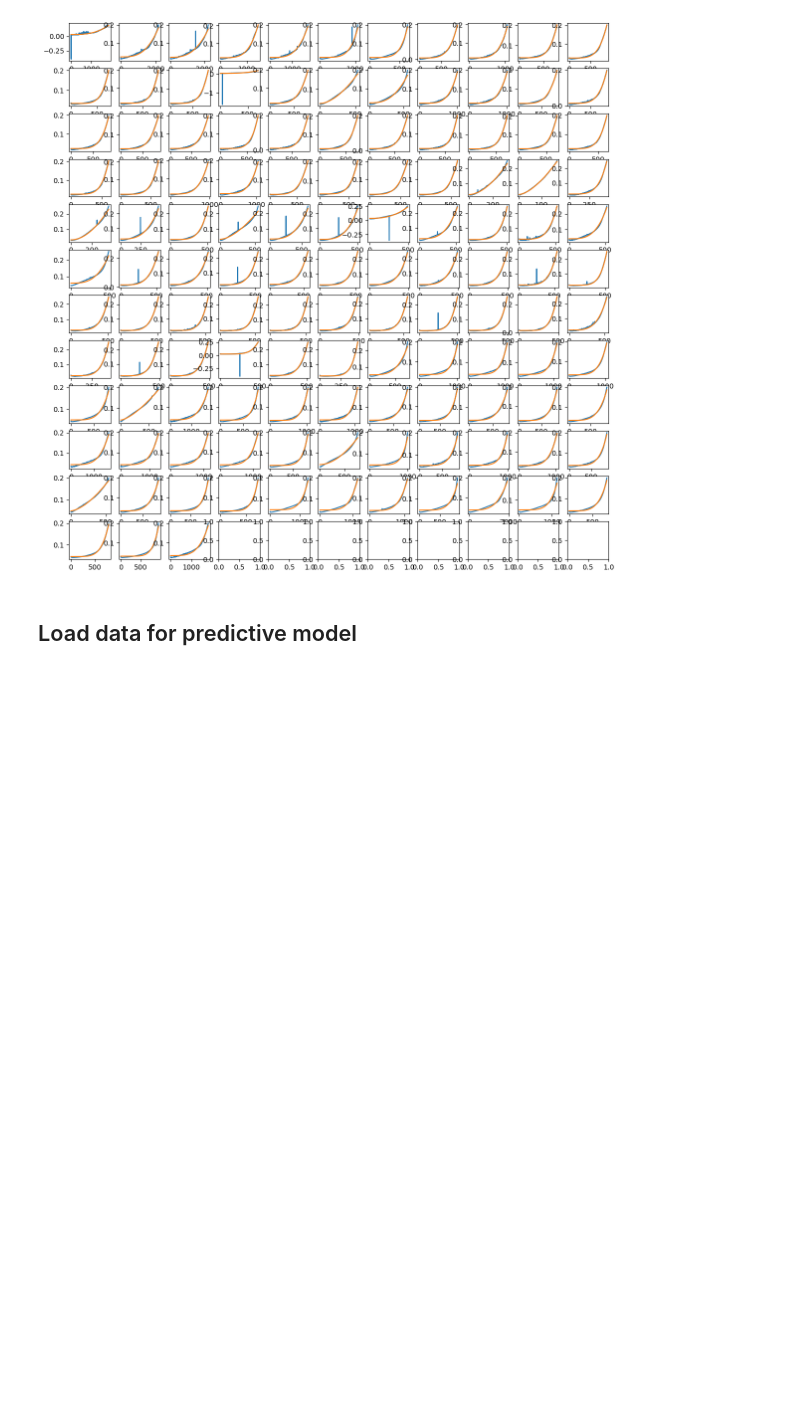
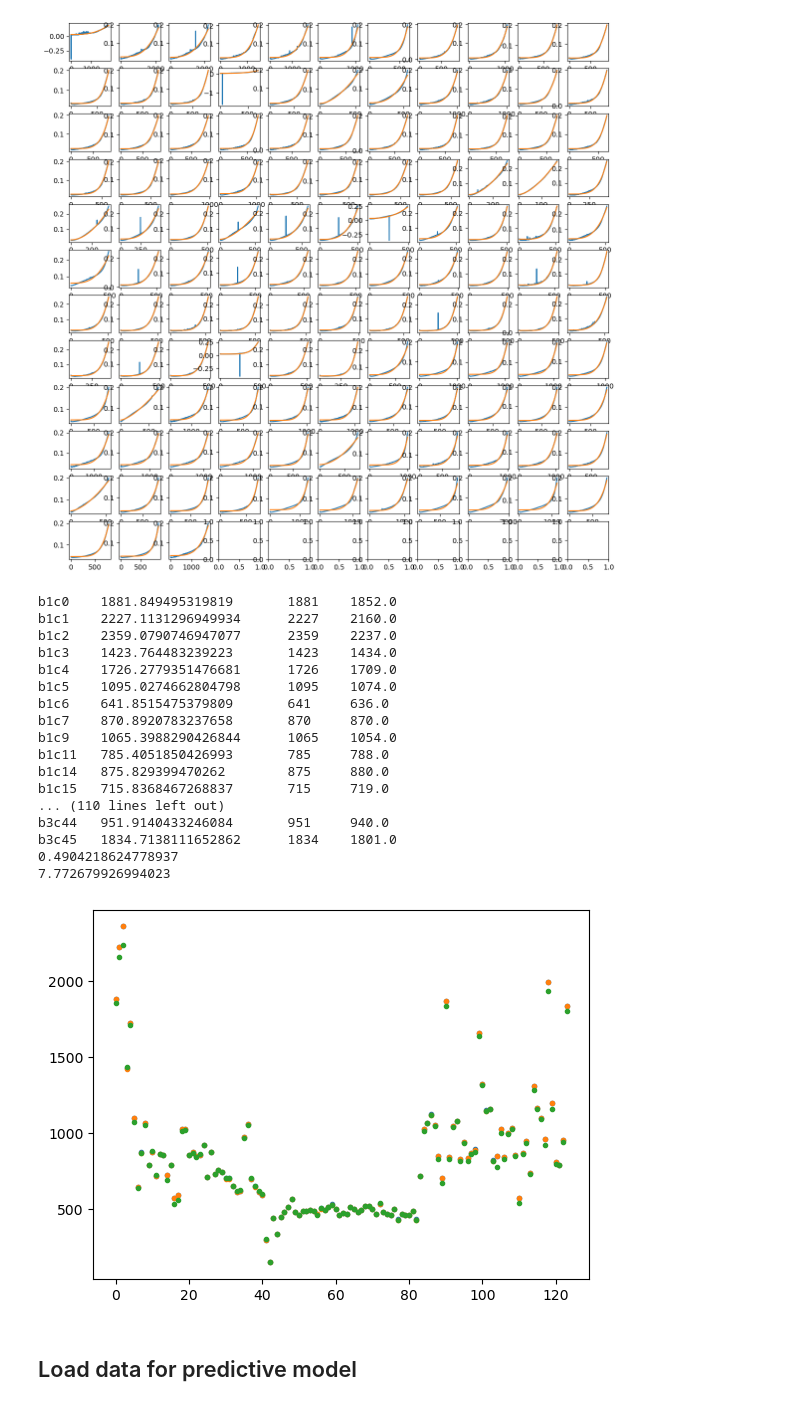
Before and after one commit to nathan99sun/HybridPred, a Jupyter notebook: Physics/curve_fitting_multistage_attn.ipynb, the cells around one changed output. Saved outputs shown, nothing was run; the diff lists cells and outputs as text; code cells hidden in the pictures; blank space fills up the shorter version.

```diff
--- a/Physics/curve_fitting_multistage_attn.ipynb
+++ b/Physics/curve_fitting_multistage_attn.ipynb
@@ -54,6 +54,51 @@ for ix,id in enumerate(bat_dict.keys()):
     ax.plot(x, func(x,alpha,beta,gamma), linestyle="-")
 # %% [output]
 [figure]
+# %%
+def analytic_cycle_life(params):
+    a, b, c = params
+    return np.power(np.exp(-a)*(0.2-c),1/b)
+
+def counting_cycle_life(params):
+    a, b, c = params
+    x = np.arange(1, 2500)
+    curve = np.exp(a)*np.power(x, b) + c
+    return np.sum(curve < 0.2)
+# %%
+cls1 = []
+cls2 = []
+cls_true = []
+for ix,id in enumerate(bat_dict.keys()):
+    cl1 = analytic_cycle_life(params[ix])
+    cl2 = counting_cycle_life(params[ix])
+    cl_true = bat_dict[id]["cycle_life"].item()
+    print(id, cl1, cl2, cl_true, sep = "\t")
+    for cl, list in zip([cl1, cl2, cl_true], [cls1, cls2, cls_true]):
+        list.append(cl)
+plt.plot(cls1, ".")
+plt.plot(cls2, ".")
+plt.plot(cls_true, ".")
+print(np.mean(np.array(cls1) - np.array(cls2)))
+print(np.mean(np.array(cls1) - np.array(cls_true)))
+# %% [output]
+b1c0    1881.849495319819       1881    1852.0
+b1c1    2227.1131296949934      2227    2160.0
+b1c2    2359.0790746947077      2359    2237.0
+b1c3    1423.764483239223       1423    1434.0
+b1c4    1726.2779351476681      1726    1709.0
+b1c5    1095.0274662804798      1095    1074.0
+b1c6    641.8515475379809       641     636.0
+b1c7    870.8920783237658       870     870.0
+b1c9    1065.3988290426844      1065    1054.0
+b1c11   785.4051850426993       785     788.0
+b1c14   875.829399470262        875     880.0
+b1c15   715.8368467268837       715     719.0
+... (110 lines left out)
+b3c44   951.9140433246084       951     940.0
+b3c45   1834.7138111652862      1834    1801.0
+0.4904218624778937
+7.772679926994023
+[figure, added]
 # %% [markdown]
 ## Load data for predictive model
 # %%
```
Also changed, not shown: parts of 3 cells of this notebook.
